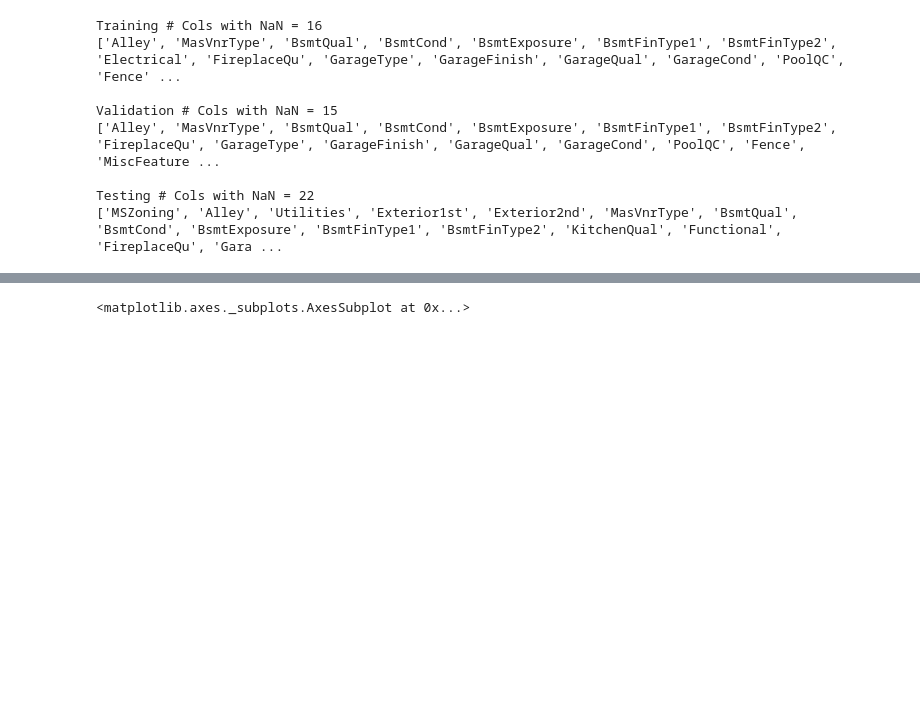
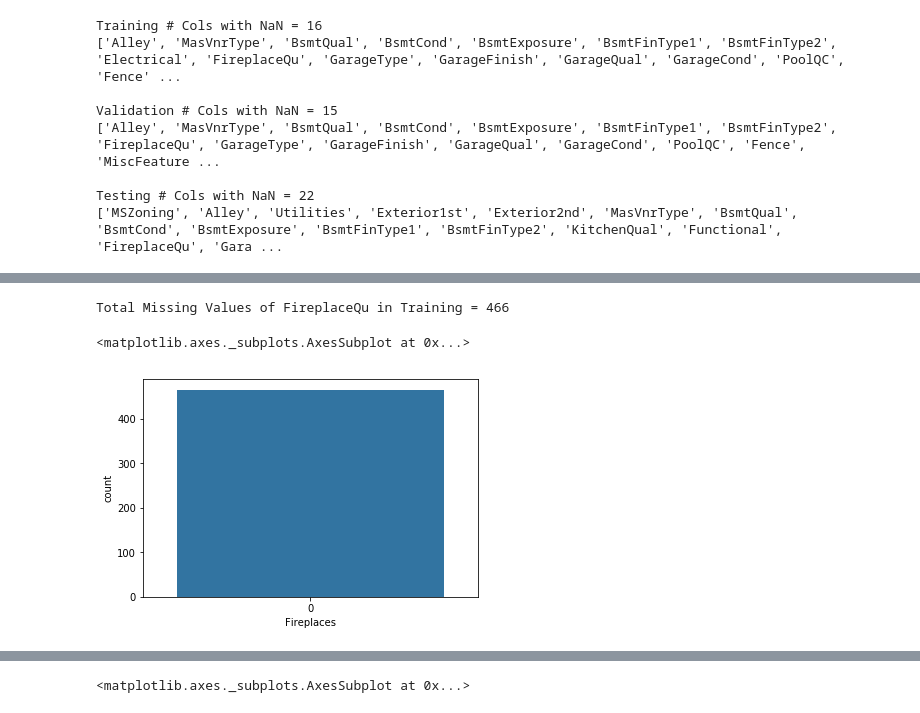
Before and after one commit to Wilson2214/HousePrice-MLClass, a Jupyter notebook: House Prices - Initial Linear Regression.ipynb, the cells around one changed output, grey strips where cells are left out. Cells and saved outputs as stored; diff of their text form; code cells hidden in the pictures; blank space fills up the shorter version.

```diff
--- a/House Prices - Initial Linear Regression.ipynb
+++ b/House Prices - Initial Linear Regression.ipynb
@@ -307,0 +406,21 @@ Testing # Cols with NaN = 22
+# %%
+# There is only one missing electrical value in the test data.
+# We will impute this and all others with a standard configuration as this is the most common configuration
+
+train['Electrical'] = train['Electrical'].fillna('SBrkr')
+valid['Electrical'] = valid['Electrical'].fillna('SBrkr')
+test['Electrical'] = test['Electrical'].fillna('SBrkr')
+# %%
+# 'FireplaceQu': Fireplace quality
+
+out7 = cat_train['FireplaceQu'].isna().sum()
+
+print('Total Missing Values of FireplaceQu in Training =', out7)
+
+fire = train[cat_train['FireplaceQu'].isna()]
+
+sns.countplot(x='Fireplaces', data=fire)
+# %% [output]
+Total Missing Values of FireplaceQu in Training = 466
+<matplotlib.axes._subplots.AxesSubplot at 0x...>
+[figure, added]
```
Also changed, not shown: parts of 17 cells of this notebook.
